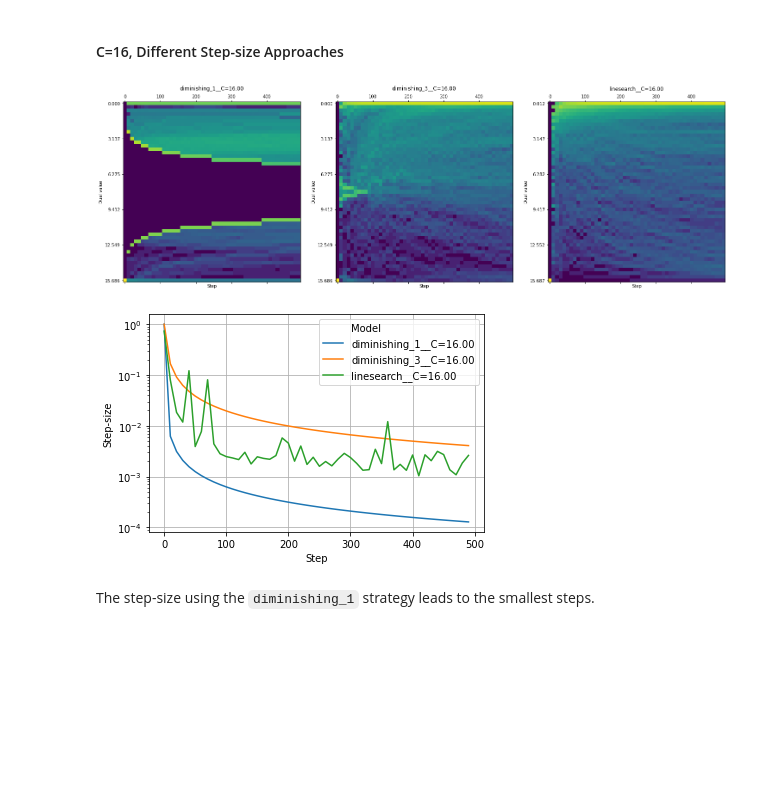
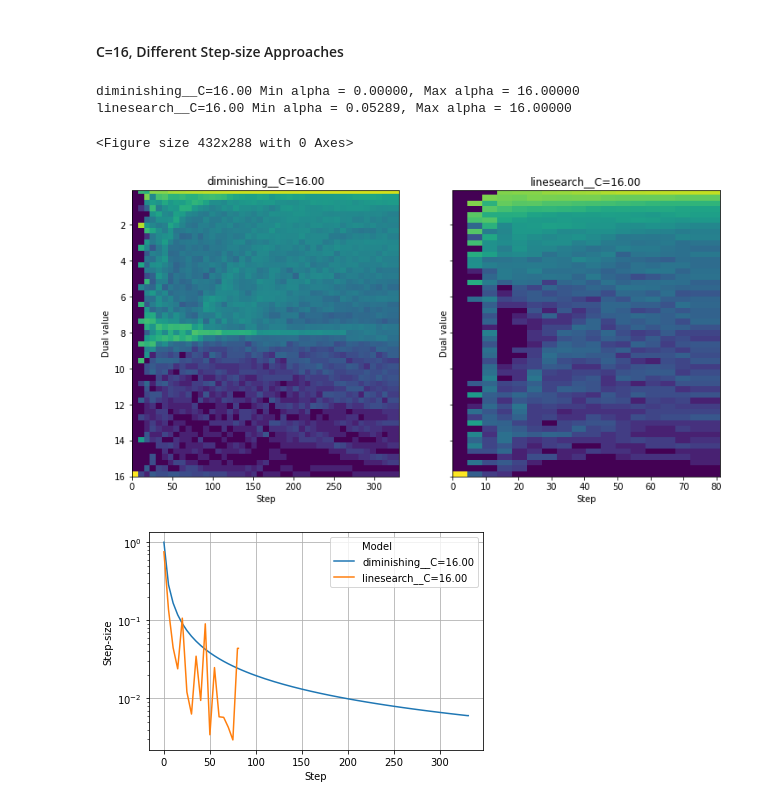
Before and after one commit to bachi55/rosvm, a Jupyter notebook: rosvm/ranksvm/tutorial/convergence_analysis.ipynb, the cells around one changed output. Drawn from its saved outputs; the diff is of its cells as text; code cells hidden in the pictures; blank space fills up the shorter version.

````diff
--- a/rosvm/ranksvm/tutorial/convergence_analysis.ipynb
+++ b/rosvm/ranksvm/tutorial/convergence_analysis.ipynb
@@ -59,14 +57,13 @@ pair_generation = "random"
 random_state = 9400
 C = 1
 alpha_threshold = 1e-2
-duality_gap_threshold = 5e-3
 kernel = "minmax"
 
 # Train multiple RankSVMs
 ranksvms = {}
-for ss in ["diminishing_1", "diminishing_2", "diminishing_3", "linesearch"]:
+for ss in ["diminishing", "linesearch"]:
     print("Train using:", ss)
     ranksvms[ss] = KernelRankSVC(
         kernel=kernel, pair_generation=pair_generation, random_state=random_state, alpha_threshold=alpha_threshold, debug=True,
-        C=C, step_size=ss, duality_gap_threshold=duality_gap_threshold).fit(X_train, y_train)
+        C=C, step_size=ss).fit(X_train, y_train)
 # %% [output]
@@ -111,16 +113,14 @@ Interestingly, despite being the step-size approach with the slowest convergence
 pair_generation = "random"
 random_state = 9400
 alpha_threshold = 1e-2
-duality_gap_threshold = 1e-5
 kernel = "minmax"
 max_iter = 500
-tau_0 = 1.0
 
 # Train multiple RankSVMs
 ranksvms = {}
-for ss in ["diminishing_1", "diminishing_3", "linesearch"]:
+for ss in ["diminishing", "linesearch"]:
     for C in [2 ** (-2), 2 ** 0, 2 ** 2, 2 ** 4]:
         print("Train using:", (ss, C))
         ranksvms["%s__C=%02.2f" % (ss, C)] = KernelRankSVC(
             kernel=kernel, pair_generation=pair_generation, random_state=random_state, alpha_threshold=alpha_threshold, debug=True,
-            C=C, step_size=ss, duality_gap_threshold=duality_gap_threshold, max_iter=max_iter, tau_0=tau_0).fit(X_train, y_train)
+            C=C, step_size=ss, max_iter=max_iter).fit(X_train, y_train)
@@ -127,16 +144,17 @@ for ss in ["diminishing_1", "diminishing_3", "linesearch"]:
 # %% [markdown]
 #### C=16, Different Step-size Approaches
 # %%
-analyzer = RankSVMAnalyzer({k: v for k, v in ranksvms.items() if k.find("__C=16.00") >= 0})  # load RankSVMs into the analyser
-analyzer.plot_alphas(zscale="log")
+analyzer = RankSVMAnalyzer({k: v for k, v in ranksvms.items() if k.find("__C=16") >= 0})  # load RankSVMs into the analyser
+_ = analyzer.plot_alphas(zscale="log")
 # %% [output]
+diminishing__C=16.00 Min alpha = 0.00000, Max alpha = 16.00000
+linesearch__C=16.00 Min alpha = 0.05289, Max alpha = 16.00000
+<Figure size 432x288 with 0 Axes>
-[figure, old version]
+[figure, new version]
 # %%
 analyzer.plot_step_size()
 # %% [output]
-[figure, old version]
+[figure, new version]
-# %% [markdown]
-The step-size using the ```diminishing_1``` strategy leads to the smallest steps.
 # %%
 analyzer.plot_accuracies(height=2.25, aspect=1.85, sharex=False)
 # %% [output]
````
Also changed, not shown: parts of 22 cells of this notebook, 4 other files.
